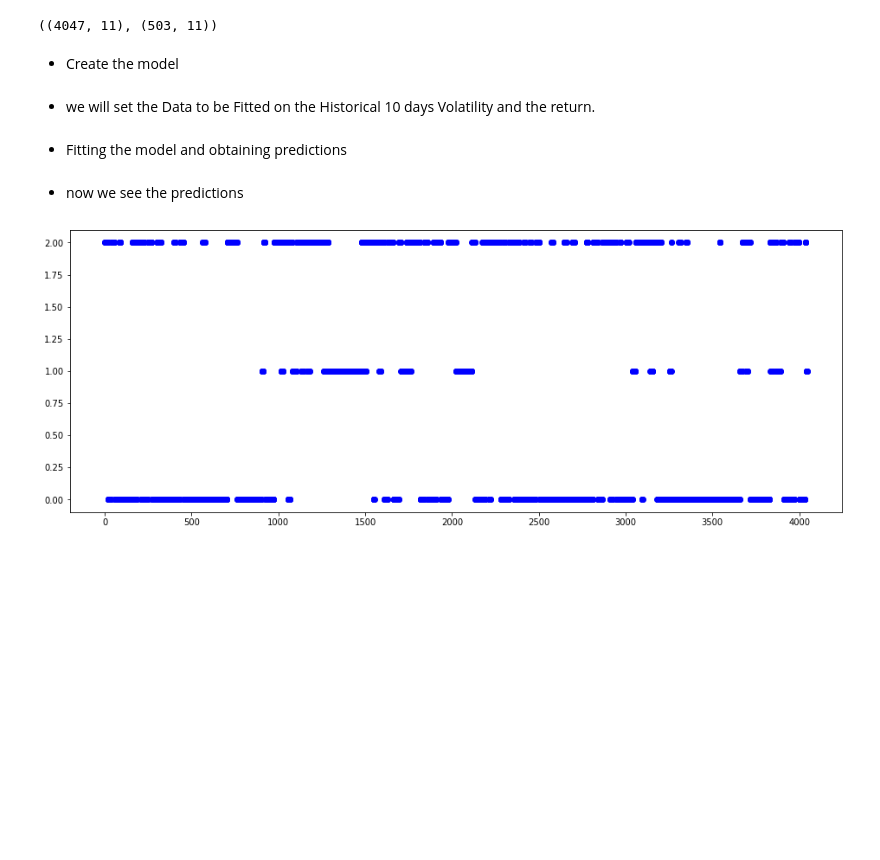
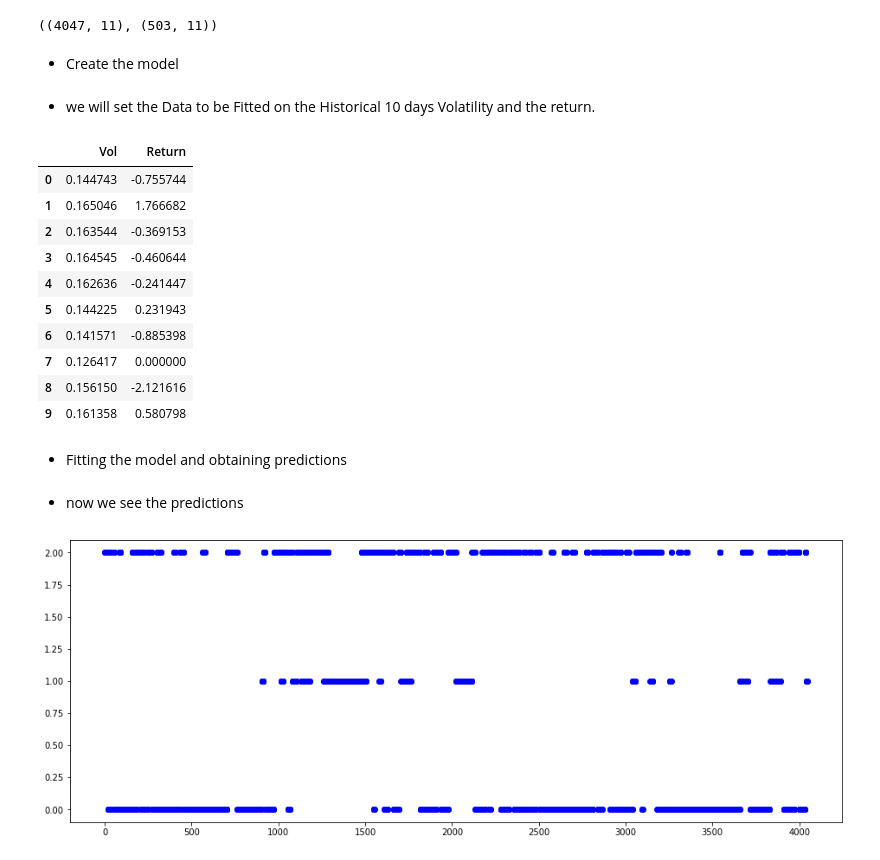
Before and after one commit to YonatanM12/DS_project, a Jupyter notebook: Base_Model_2.ipynb, the cells around one changed output. Cells and saved outputs as stored; diff of their text form; code cells hidden in the pictures; blank space fills up the shorter version.

```diff
--- a/Base_Model_2.ipynb
+++ b/Base_Model_2.ipynb
@@ -129,6 +129,20 @@ model = hmm.GaussianHMM(n_components = hidden_states, covariance_type="full", n_
 * we will set the Data to be Fitted on the Historical 10 days Volatility and the return.
 # %%
 obs = list(zip(train["hist_vol_10_days"], train["Return"]))
+# %%
+pd.DataFrame(obs, columns=["Vol", "Return"]).head(10)
+# %% [output]
+|  | Vol | Return |
+| 0 | 0.144743 | -0.755744 |
+| 1 | 0.165046 | 1.766682 |
+| 2 | 0.163544 | -0.369153 |
+| 3 | 0.164545 | -0.460644 |
+| 4 | 0.162636 | -0.241447 |
+| 5 | 0.144225 | 0.231943 |
+| 6 | 0.141571 | -0.885398 |
+| 7 | 0.126417 | 0.000000 |
+| 8 | 0.156150 | -2.121616 |
+| 9 | 0.161358 | 0.580798 |
 # %% [markdown]
 * Fitting the model and obtaining predictions
 # %%
```
